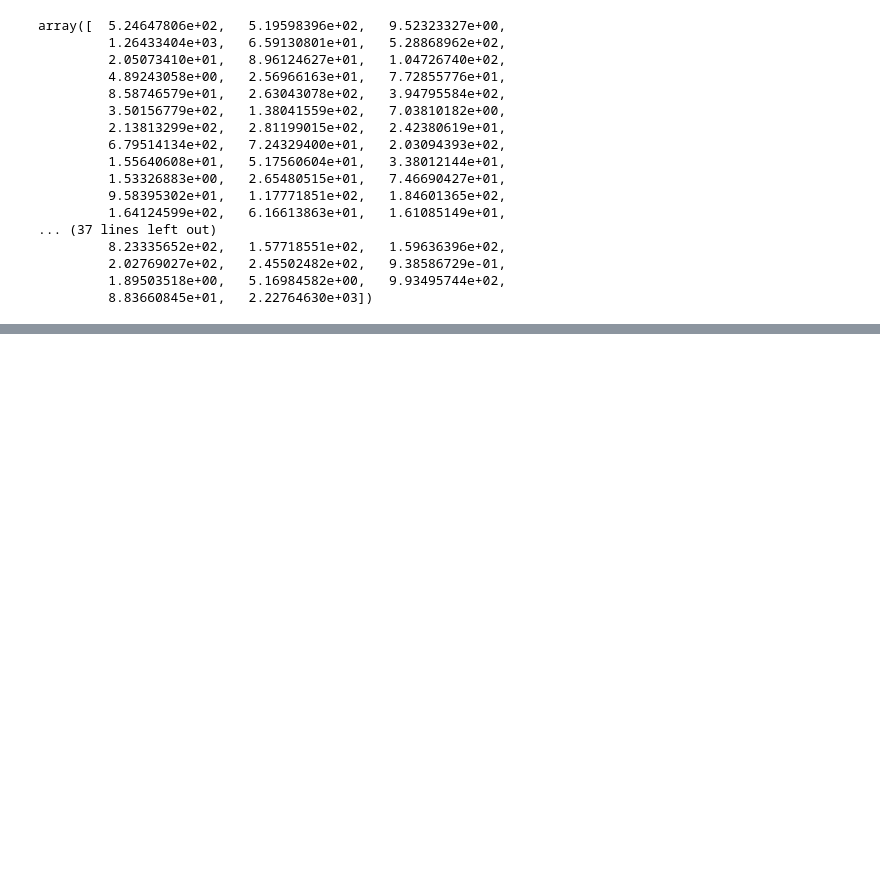
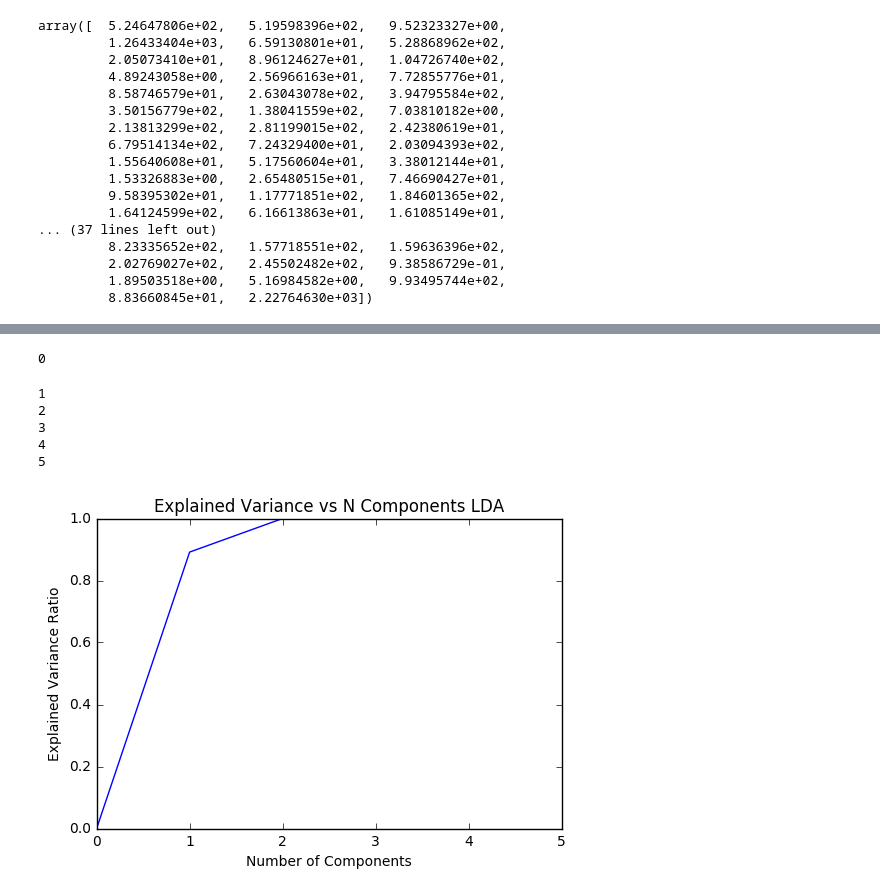
Before and after one commit to felipeapfer/msc-soccer, a Jupyter notebook: code/scripts/RawFeatures.ipynb, the cells around one changed output, grey strips where cells are left out. Cells and saved outputs as stored; diff of their text form; code cells hidden in the pictures; blank space fills up the shorter version.

```diff
--- a/code/scripts/RawFeatures.ipynb
+++ b/code/scripts/RawFeatures.ipynb
@@ -421,0 +658,26 @@ nb_select= nb_validation(train,val,ft,out)
+# %%
+from sklearn.discriminant_analysis import LinearDiscriminantAnalysis
+explained_lda=[]
+for i in range(6):
+    print i
+    lda = LinearDiscriminantAnalysis(n_components=i)
+    lda.fit(featured[ft],featured[out]).transform(featured[ft])
+    explained_lda.append(np.sum(lda.explained_variance_ratio_))
+
+
+
+plt.figure()
+plt.legend(bbox_to_anchor=(1.04,1),loc='upper left', shadow=False, scatterpoints=1)
+plt.plot(range(0,6),explained_lda)
+plt.title('Explained Variance vs N Components LDA')
+plt.xlabel('Number of Components')
+plt.ylabel('Explained Variance Ratio')
+plt.show()
+# %% [output]
+0
+1
+2
+3
+4
+5
+[figure, added]
```
Also changed, not shown: parts of 34 cells of this notebook.
